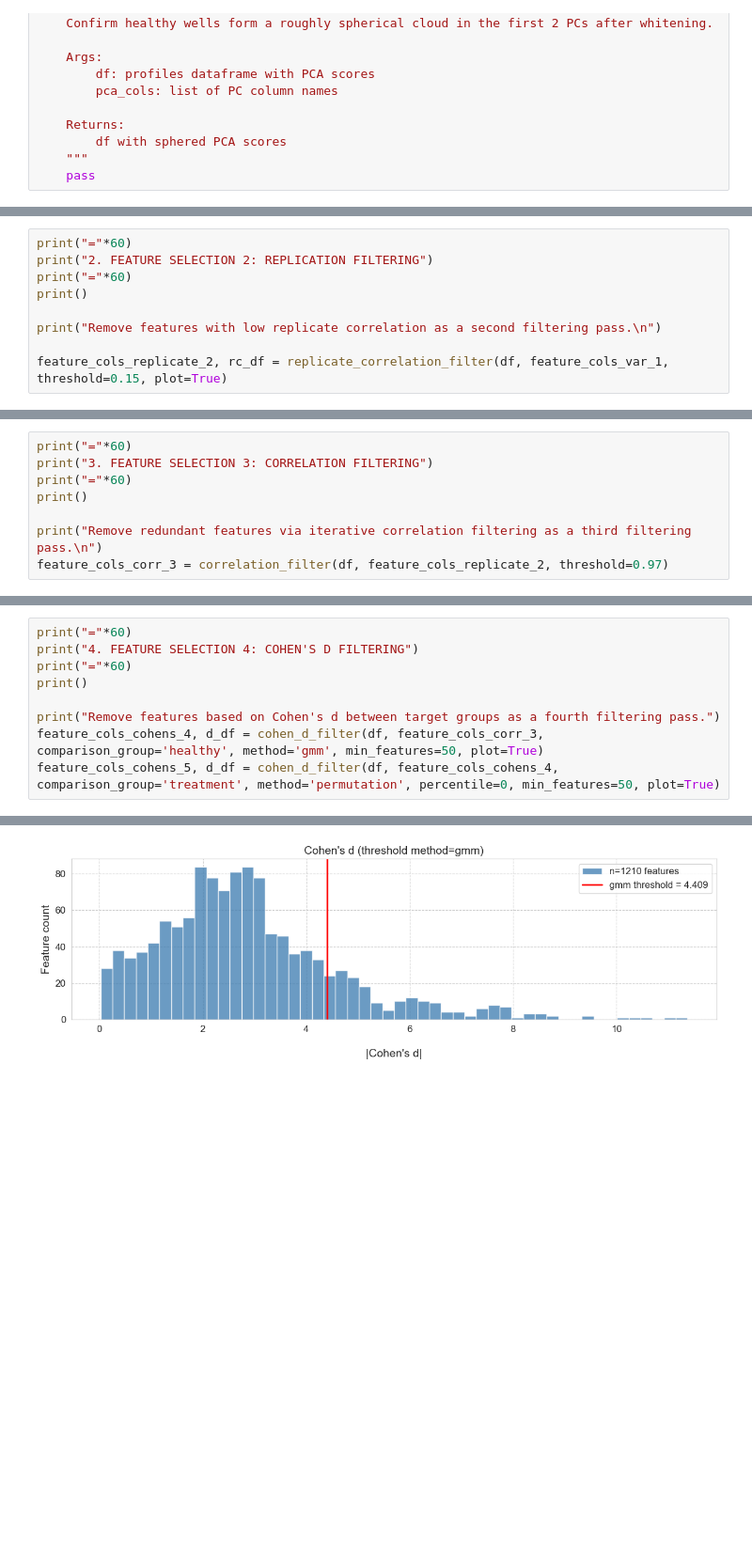
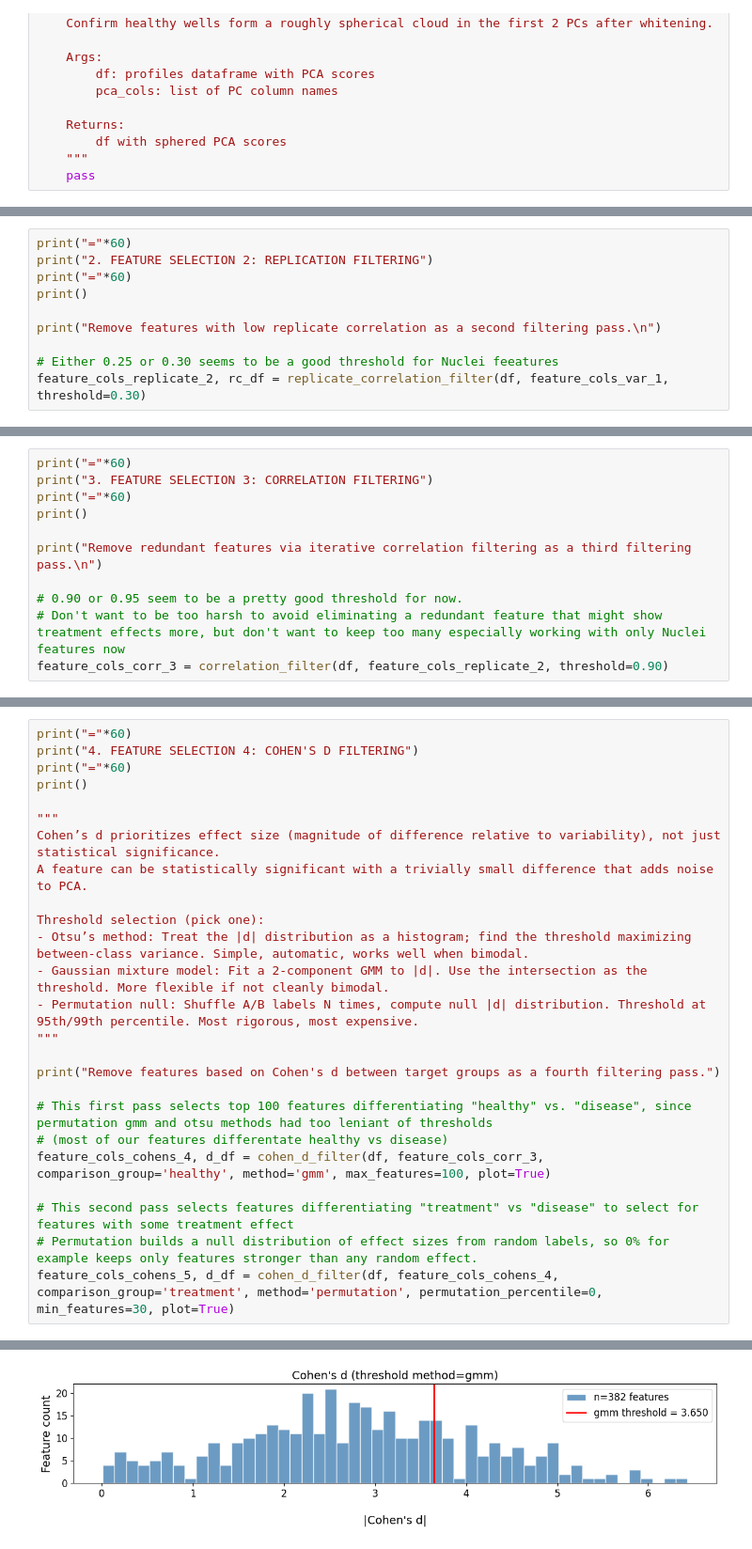
Before and after one commit to nikhitaguhan/Bonsai_CellPainting, a Jupyter notebook: scripts/03_dimensionality_reduction.ipynb, the cells around one changed output, grey strips where cells are left out. Shown at 94% size. Cells and saved outputs as stored; diff of their text form; blank space fills up the shorter version.

```diff
--- a/scripts/03_dimensionality_reduction.ipynb
+++ b/scripts/03_dimensionality_reduction.ipynb
@@ -564,7 +552,8 @@ print()
 
 print("Remove features with low replicate correlation as a second filtering pass.\n")
 
-feature_cols_replicate_2, rc_df = replicate_correlation_filter(df, feature_cols_var_1, threshold=0.15, plot=True)
+# Either 0.25 or 0.30 seems to be a good threshold for Nuclei feeatures
+feature_cols_replicate_2, rc_df = replicate_correlation_filter(df, feature_cols_var_1, threshold=0.30)
 # %% [output]
 ============================================================
 2. FEATURE SELECTION 2: REPLICATION FILTERING
@@ -583,7 +571,10 @@ print("="*60)
 print()
 
 print("Remove redundant features via iterative correlation filtering as a third filtering pass.\n")
-feature_cols_corr_3 = correlation_filter(df, feature_cols_replicate_2, threshold=0.97)
+
+# 0.90 or 0.95 seem to be a pretty good threshold for now.
+# Don't want to be too harsh to avoid eliminating a redundant feature that might show treatment effects more, but don't want to keep too many especially working with only Nuclei features now
+feature_cols_corr_3 = correlation_filter(df, feature_cols_replicate_2, threshold=0.90)
 # %% [output]
 ============================================================
 3. FEATURE SELECTION 3: CORRELATION FILTERING
@@ -603,9 +594,25 @@ print("4. FEATURE SELECTION 4: COHEN'S D FILTERING")
 print("="*60)
 print()
 
+"""
+Cohen’s d prioritizes effect size (magnitude of difference relative to variability), not just statistical significance.
+A feature can be statistically significant with a trivially small difference that adds noise to PCA.
+
+Threshold selection (pick one):
+- Otsu’s method: Treat the |d| distribution as a histogram; find the threshold maximizing between-class variance. Simple, automatic, works well when bimodal.
+- Gaussian mixture model: Fit a 2-component GMM to |d|. Use the intersection as the threshold. More flexible if not cleanly bimodal.
+- Permutation null: Shuffle A/B labels N times, compute null |d| distribution. Threshold at 95th/99th percentile. Most rigorous, most expensive.
+"""
+
 print("Remove features based on Cohen's d between target groups as a fourth filtering pass.")
-feature_cols_cohens_4, d_df = cohen_d_filter(df, feature_cols_corr_3, comparison_group='healthy', method='gmm', min_features=50, plot=True)
-feature_cols_cohens_5, d_df = cohen_d_filter(df, feature_cols_cohens_4, comparison_group='treatment', method='permutation', percentile=0, min_features=50, plot=True)
+
+# This first pass selects top 100 features differentiating "healthy" vs. "disease", since permutation gmm and otsu methods had too leniant of thresholds
+# (most of our features differentate healthy vs disease)
+feature_cols_cohens_4, d_df = cohen_d_filter(df, feature_cols_corr_3, comparison_group='healthy', method='gmm', max_features=100, plot=True)
+
+# This second pass selects features differentiating "treatment" vs "disease" to select for features with some treatment effect
+# Permutation builds a null distribution of effect sizes from random labels, so 0% for example keeps only features stronger than any random effect.
+feature_cols_cohens_5, d_df = cohen_d_filter(df, feature_cols_cohens_4, comparison_group='treatment', method='permutation', permutation_percentile=0, min_features=30, plot=True)
 # %% [output]
 ============================================================
 4. FEATURE SELECTION 4: COHEN'S D FILTERING
@@ -622,3 +630,3 @@ Cohen's d filtering: disease vs. healthy
-[figure, old version]
+[figure, new version]
 Cohen's d filtering: disease vs. treatment
   Permutation 1000/1000...
```
Also changed, not shown: parts of 10 cells of this notebook, 4 other files.
